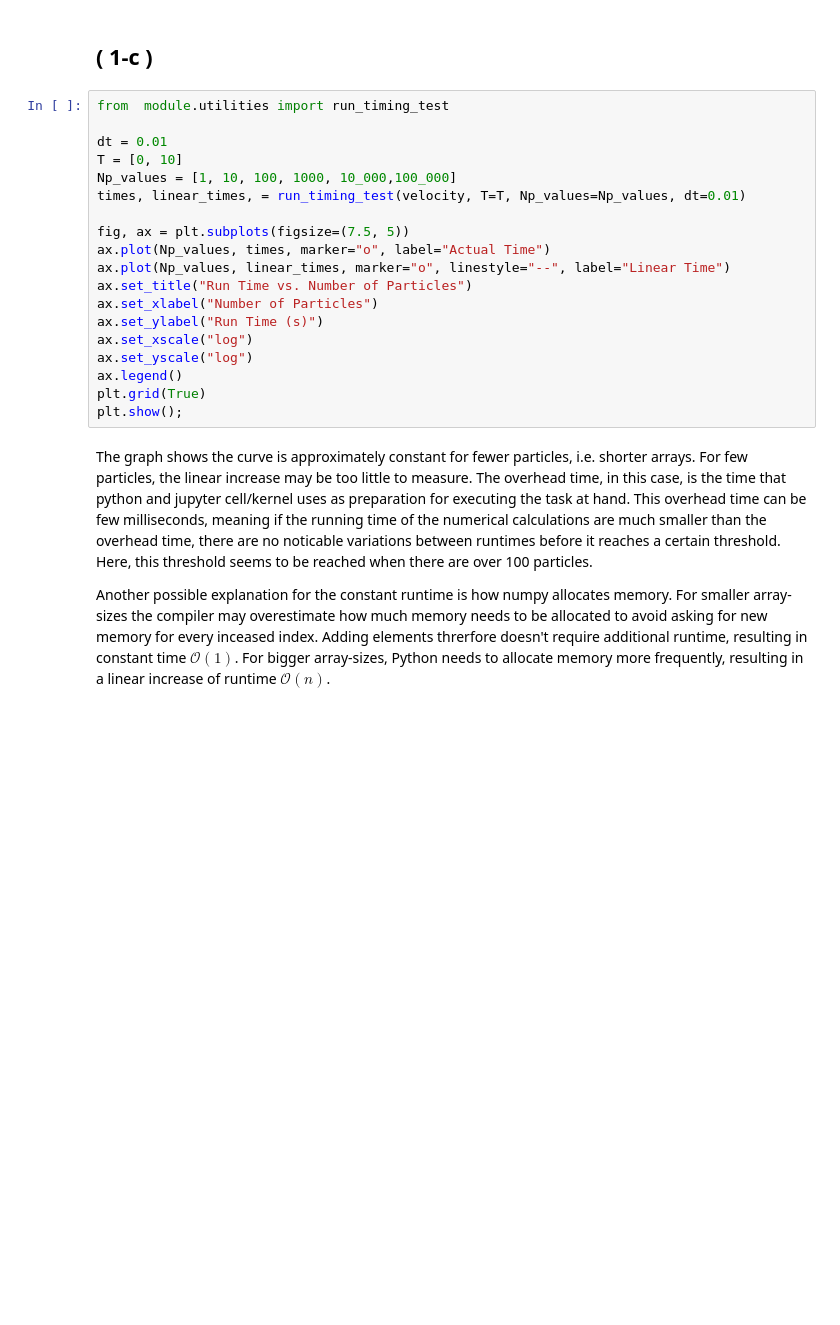
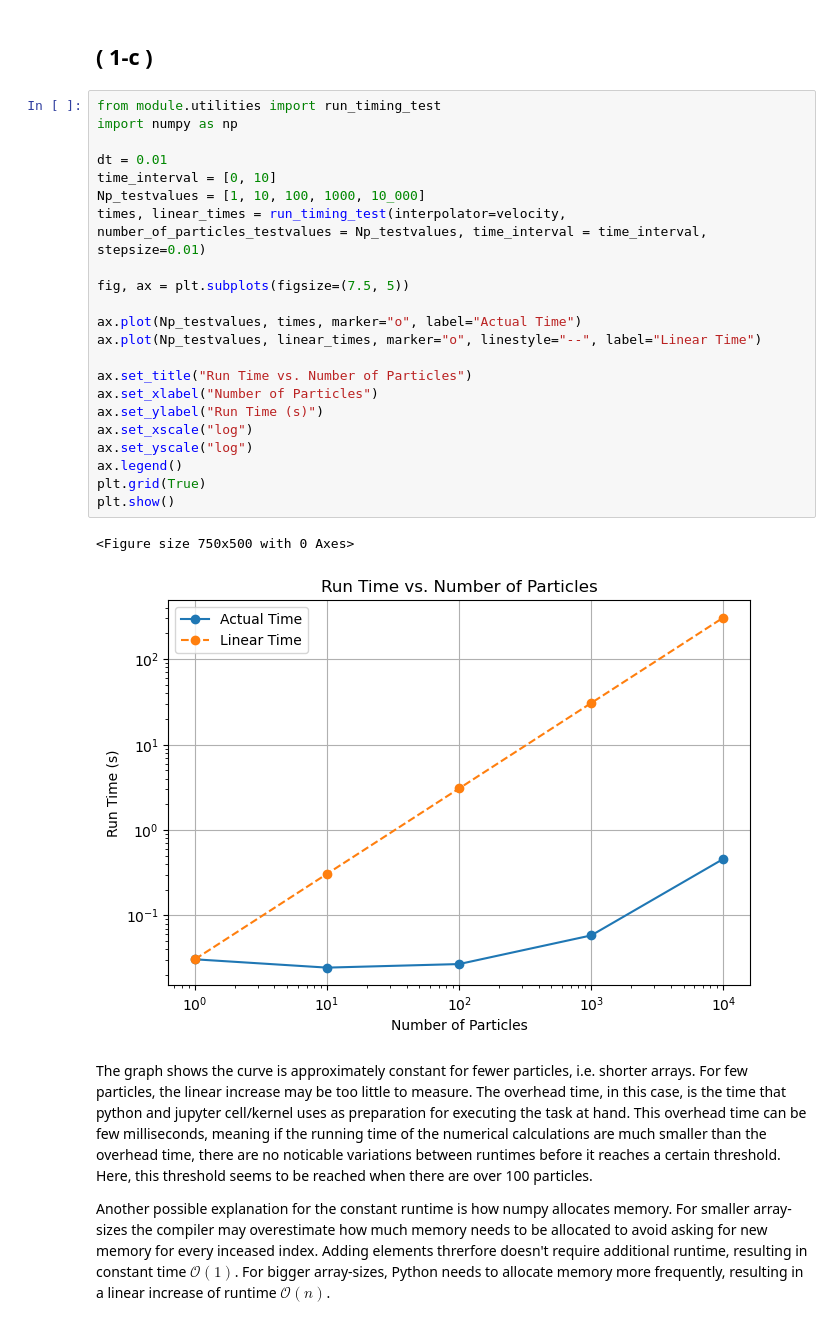
Before and after one commit to TrymSaether/Particle-transport-with-ocean-currents, a Jupyter notebook: eksempelkode.ipynb, the cells around one changed output. Saved outputs shown, nothing was run; the diff lists cells and outputs as text; blank space fills up the shorter version.

```diff
--- a/eksempelkode.ipynb
+++ b/eksempelkode.ipynb
@@ -153,24 +105,30 @@ Depending on the initial position of each particle, here only separated by a dis
 # %% [markdown]
 ## ( 1-c )
 # %%
-from  module.utilities import run_timing_test
+from module.utilities import run_timing_test
+import numpy as np
 
 dt = 0.01
-T = [0, 10]
-Np_values = [1, 10, 100, 1000, 10_000,100_000]
-times, linear_times, = run_timing_test(velocity, T=T, Np_values=Np_values, dt=0.01)
+time_interval = [0, 10]
+Np_testvalues = [1, 10, 100, 1000, 10_000]
+times, linear_times = run_timing_test(interpolator=velocity, number_of_particles_testvalues = Np_testvalues, time_interval = time_interval, stepsize=0.01)
 
 fig, ax = plt.subplots(figsize=(7.5, 5))
-ax.plot(Np_values, times, marker="o", label="Actual Time")
-ax.plot(Np_values, linear_times, marker="o", linestyle="--", label="Linear Time")
+
+ax.plot(Np_testvalues, times, marker="o", label="Actual Time")
+ax.plot(Np_testvalues, linear_times, marker="o", linestyle="--", label="Linear Time")
+
 ax.set_title("Run Time vs. Number of Particles")
 ax.set_xlabel("Number of Particles")
 ax.set_ylabel("Run Time (s)")
 ax.set_xscale("log")
 ax.set_yscale("log")
 ax.legend()
 plt.grid(True)
-plt.show();
+plt.show()
+# %% [output]
+<Figure size 750x500 with 0 Axes>
+[figure, added]
 # %% [markdown]
 
 The graph shows the curve is approximately constant for fewer particles, i.e. shorter arrays. For few particles, the linear increase may be too little to measure. The overhead time, in this case, is the time that python and jupyter cell/kernel uses as preparation for executing the task at hand. This overhead time can be few milliseconds, meaning if the running time of the numerical calculations are much smaller than the overhead time, there are no noticable variations between runtimes before it reaches a certain threshold. Here, this threshold seems to be reached when there are over 100 particles.
```
Also changed, not shown: parts of 31 cells of this notebook, 3 other files.
